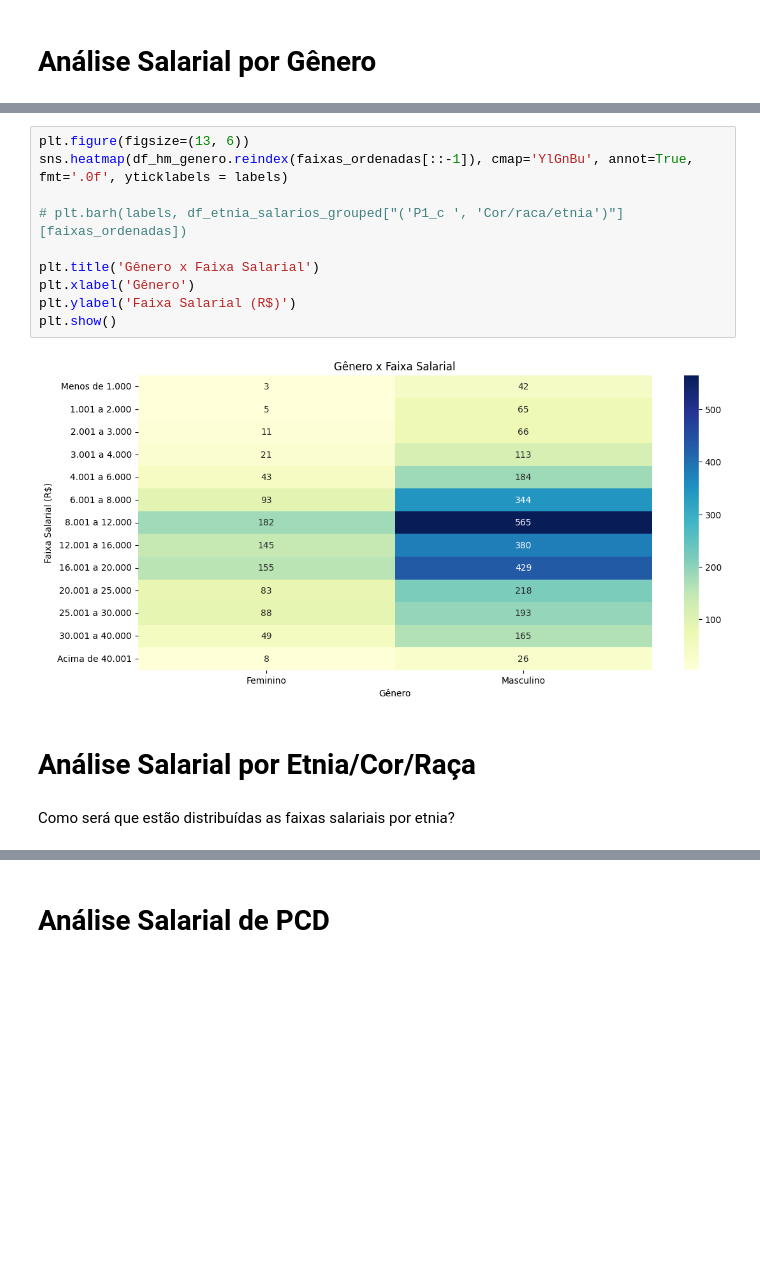
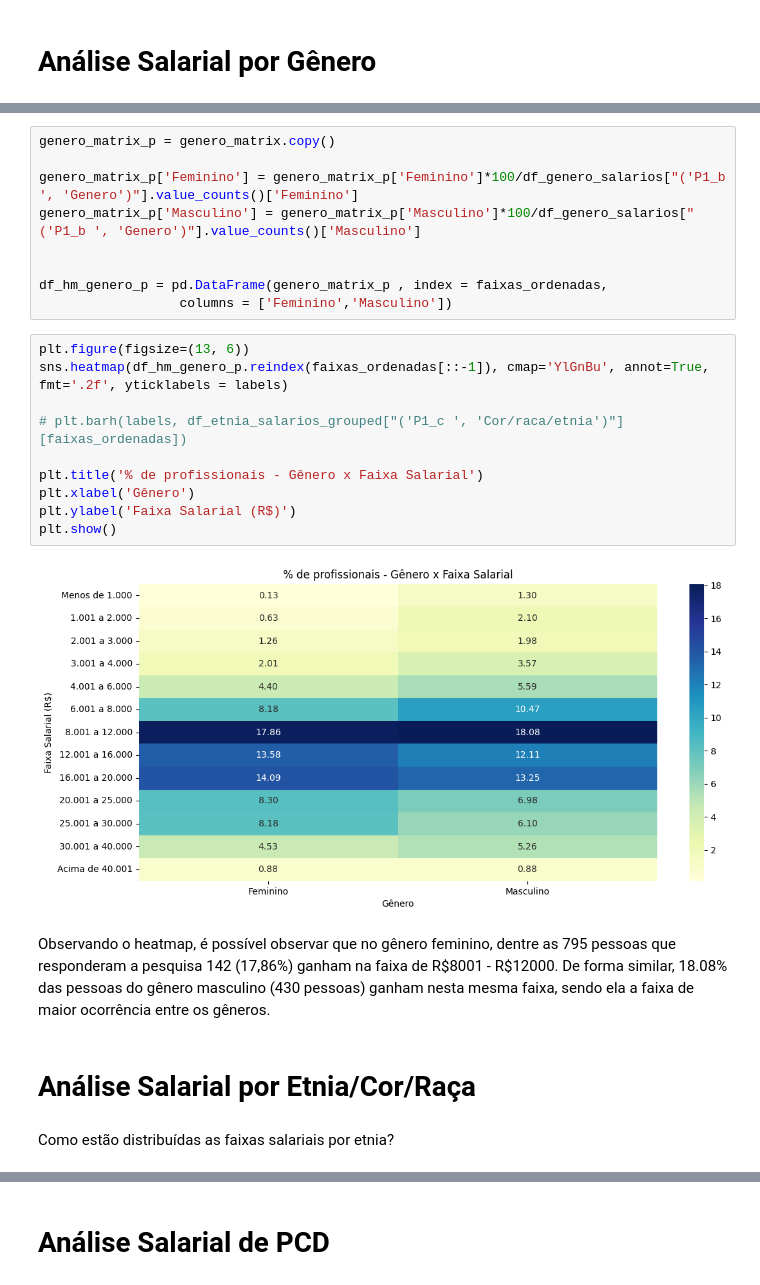
Before and after one commit to dallaqua/Trabalho_Santander_Coders_TPI, a Jupyter notebook: analise_mercado_dados_2022.ipynb, the cells around one changed output, grey strips where cells are left out. Cells and saved outputs as stored; diff of their text form; blank space fills up the shorter version.

```diff
--- a/analise_mercado_dados_2022.ipynb
+++ b/analise_mercado_dados_2022.ipynb
@@ -153,18 +137,29 @@ df_hm_genero
+# %%
+genero_matrix_p = genero_matrix.copy()
+
+genero_matrix_p['Feminino'] = genero_matrix_p['Feminino']*100/df_genero_salarios["('P1_b ', 'Genero')"].value_counts()['Feminino']
+genero_matrix_p['Masculino'] = genero_matrix_p['Masculino']*100/df_genero_salarios["('P1_b ', 'Genero')"].value_counts()['Masculino']
+
+
+df_hm_genero_p = pd.DataFrame(genero_matrix_p , index = faixas_ordenadas,
+                  columns = ['Feminino','Masculino'])
 # %%
 plt.figure(figsize=(13, 6))
-sns.heatmap(df_hm_genero.reindex(faixas_ordenadas[::-1]), cmap='YlGnBu', annot=True, fmt='.0f', yticklabels = labels)
+sns.heatmap(df_hm_genero_p.reindex(faixas_ordenadas[::-1]), cmap='YlGnBu', annot=True, fmt='.2f', yticklabels = labels)
 
 # plt.barh(labels, df_etnia_salarios_grouped["('P1_c ', 'Cor/raca/etnia')"][faixas_ordenadas])
 
-plt.title('Gênero x Faixa Salarial')
+plt.title('% de profissionais - Gênero x Faixa Salarial')
 plt.xlabel('Gênero')
 plt.ylabel('Faixa Salarial (R$)')
 plt.show()
 # %% [output]
-[figure, old version]
+[figure, new version]
+# %% [markdown]
+Observando o heatmap, é possível observar que no gênero feminino, dentre as 795 pessoas que responderam a pesquisa 142 (17,86%) ganham na faixa de R\$8001 - R\$12000. De forma similar, 18.08% das pessoas do gênero masculino (430 pessoas) ganham nesta mesma faixa, sendo ela a faixa de maior ocorrência entre os gêneros.
 # %% [markdown]
 # Análise Salarial por Etnia/Cor/Raça
 # %% [markdown]
-Como será que estão distribuídas as faixas salariais por etnia?
+Como estão distribuídas as faixas salariais por etnia?
 # %%
 df_etnia_salarios = df.filter(items=[ "('P1_c ', 'Cor/raca/etnia')","('P2_h ', 'Faixa salarial')"])
```
Also changed, not shown: parts of 35 cells of this notebook.
